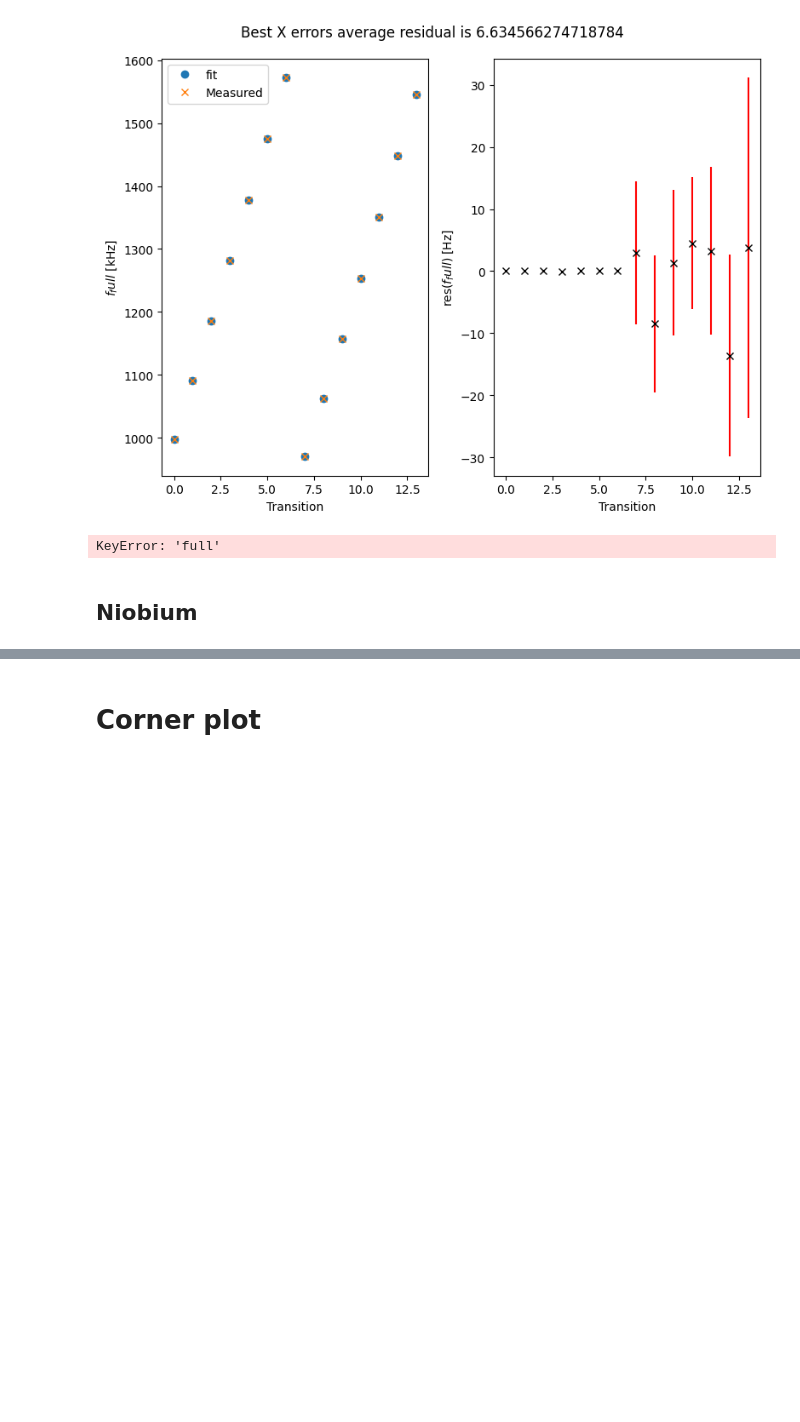
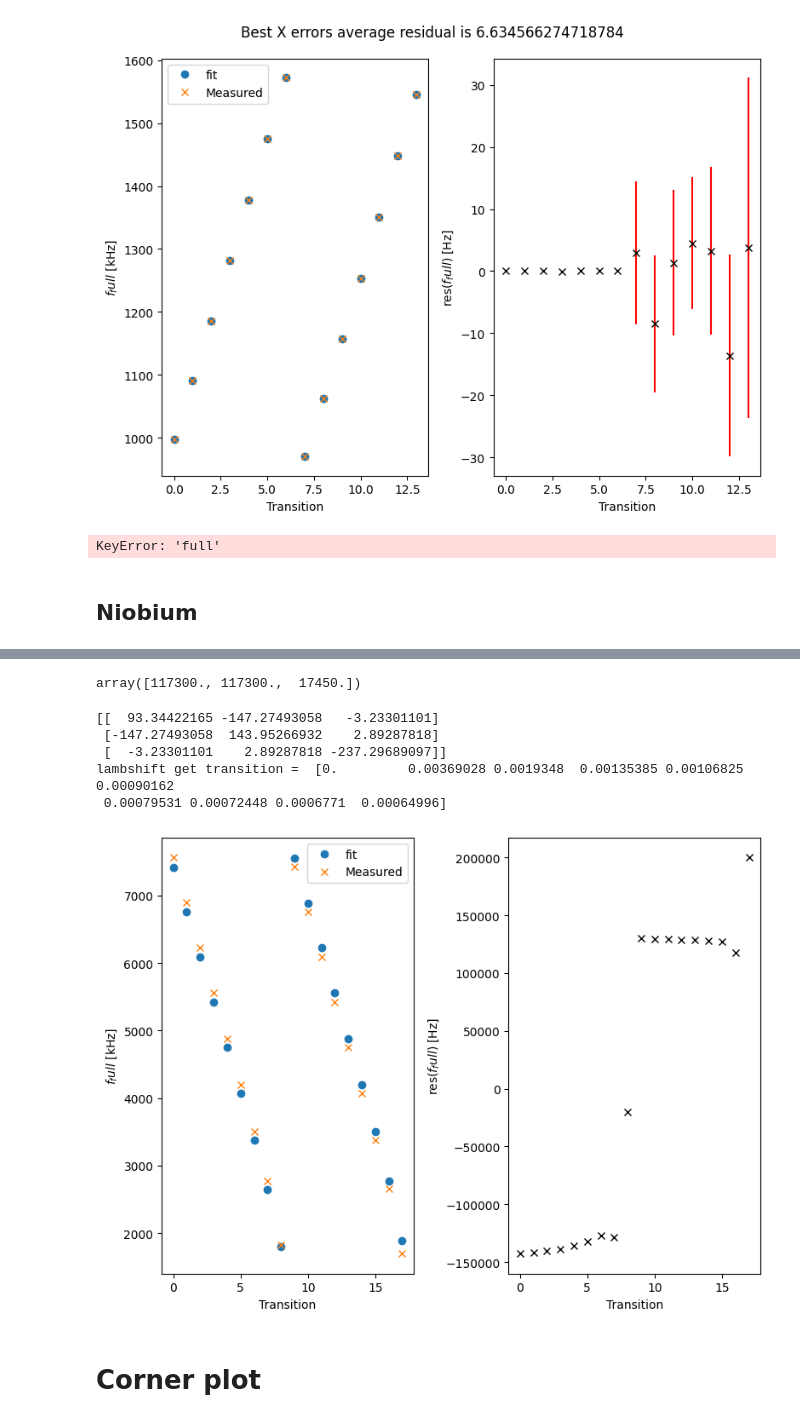
Before and after one commit to leonmyk/Spectroscopy_Hamiltonian_fitter-, a Jupyter notebook: Fitter.ipynb, the cells around one changed output, grey strips where cells are left out. Saved outputs shown, nothing was run; the diff lists cells and outputs as text; code cells hidden in the pictures; blank space fills up the shorter version.

```diff
--- a/Fitter.ipynb
+++ b/Fitter.ipynb
@@ -363,3 +373,23 @@ lambshift get transition =  [0.         0.00369028 0.0019348  0.00135385 0.00106
+# %%
+# Constants
+h    = 6.6260693e-34       # Plank constant
+mu_N = 5.0507836991e-27    # Nuclear magneton in J/T
+mu_0 = 12.566370614e-7     # Vacuum permeability
+mu_B = 9.27401007831e-24   # Bohr magneton in J/T
+
+gamma_Er = np.array([117.3, 117.3, 17.45])*1e3 #*1e3 hyperfine coupling constants in Hz/T * h
+gamma_Er
+# %% [output]
+array([117300., 117300.,  17450.])
+# %%
+fitter_Nb.plot_levels_and_residuals_separated(x = best_Nb_new_Full,state=State.Full)
+# %% [output]
+[[  93.34422165 -147.27493058   -3.23301101]
+ [-147.27493058  143.95266932    2.89287818]
+ [  -3.23301101    2.89287818 -237.29689097]]
+lambshift get transition =  [0.         0.00369028 0.0019348  0.00135385 0.00106825 0.00090162
+ 0.00079531 0.00072448 0.0006771  0.00064996]
+[figure, added]
 # %% [markdown]
 # Corner plot
 # %%
```
Also changed, not shown: parts of 8 cells of this notebook, 4 other files.
